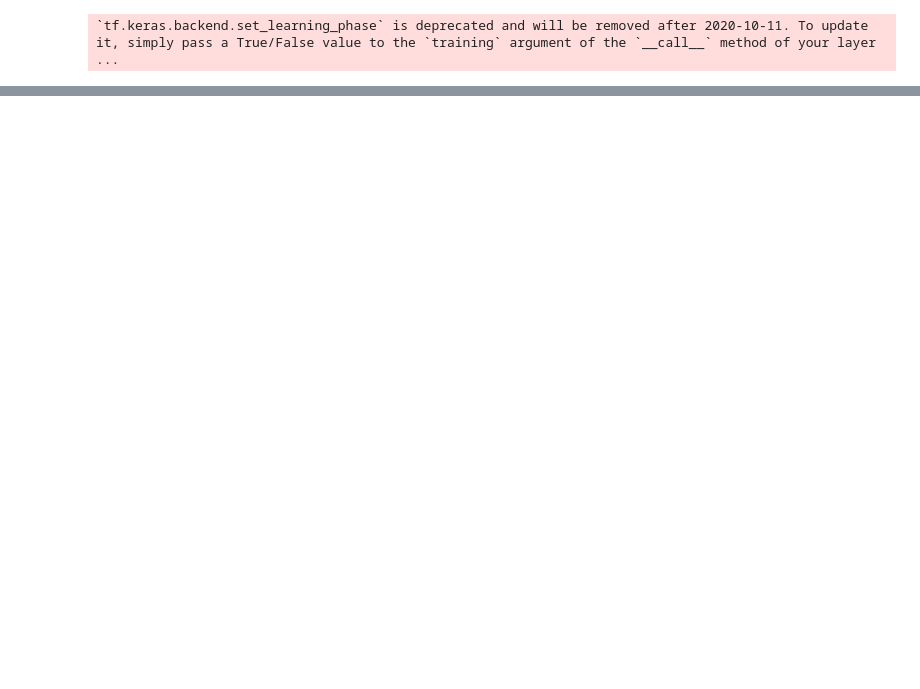
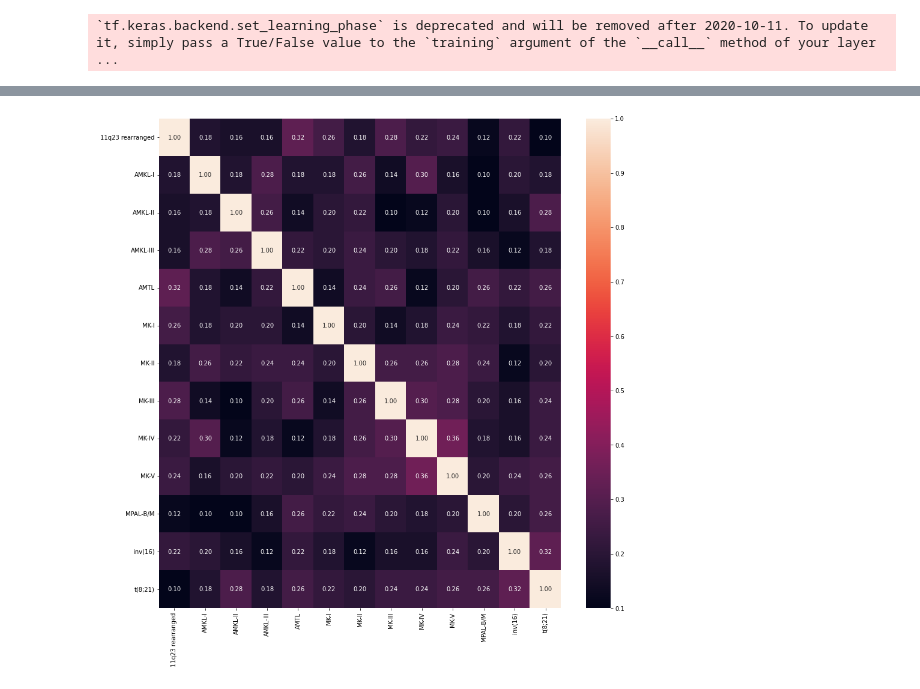
Before and after one commit to ThiesCalje/Survival-Analysis-Deep-Learning-AML-, a Jupyter notebook: Code/Collab/Clustering_Embedding.ipynb, the cells around one changed output, grey strips where cells are left out. Cells and saved outputs as stored; diff of their text form; code cells hidden in the pictures; blank space fills up the shorter version.

```diff
--- a/Code/Collab/Clustering_Embedding.ipynb
+++ b/Code/Collab/Clustering_Embedding.ipynb
@@ -1796,0 +1884,18 @@ plt.show()
+# %%
+shapmap
+confus = {}
+
+for i,label1 in enumerate(shapmap.index):
+    row = shapmap.loc[label1] == True
+    matches = []
+    for j,label2 in enumerate(shapmap.index):
+        column = shapmap.loc[label2] == True
+        matches.append(sum(row & column))
+    confus[label1] = matches
+confus = pd.DataFrame(confus, index=labels)/n
+figure3 = plt.figure(figsize=(15,15))
+confusionmatrix = sns.heatmap(confus, annot=True, fmt= ".2f")
+confusionmatrix.set_yticklabels(confusionmatrix.get_yticklabels(), rotation=0)
+plt.show()
+# %% [output]
+[figure, added]
```
Also changed, not shown: parts of 7 cells of this notebook.
